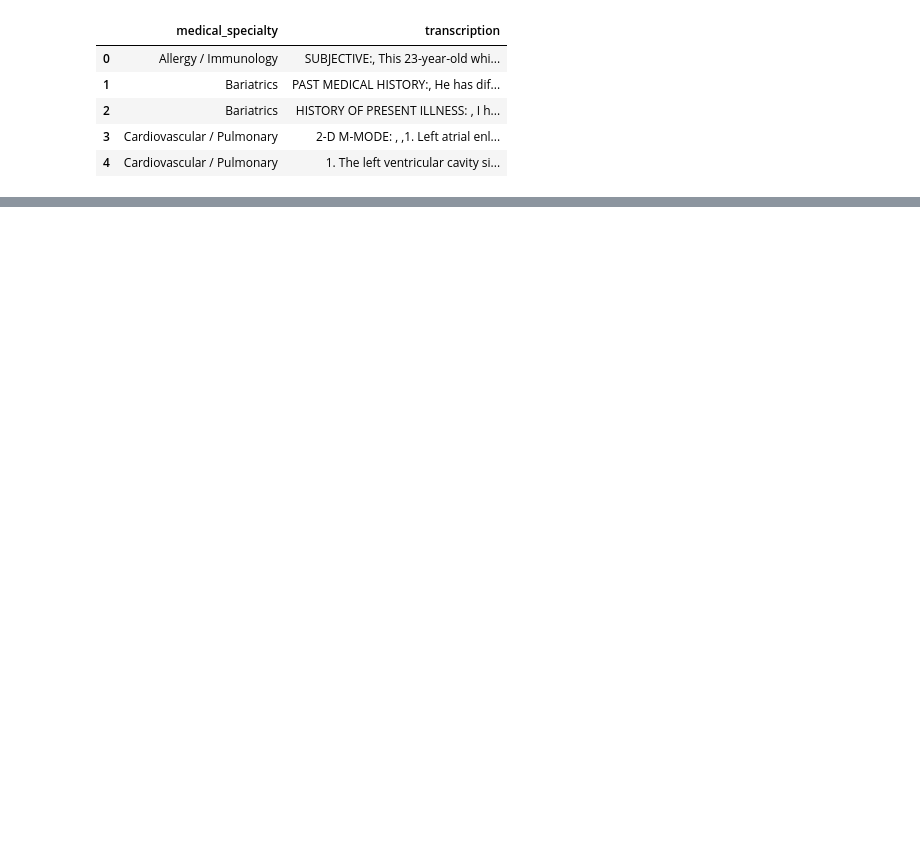
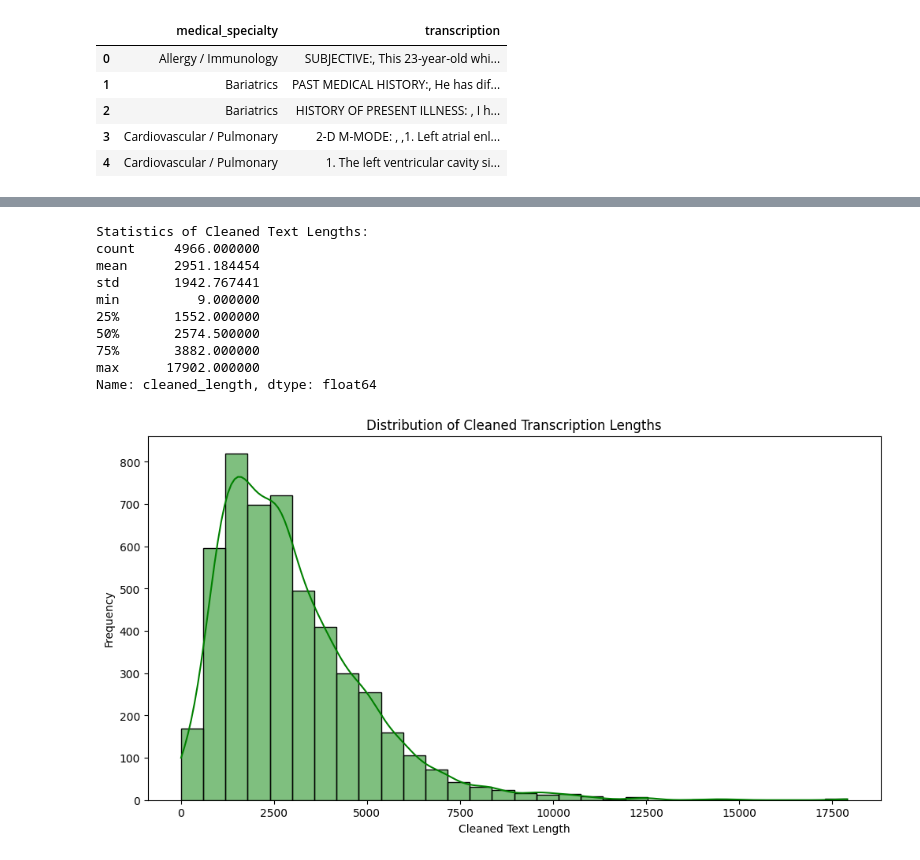
Before and after one commit to NourHabra/HealthCompass-AI, a Jupyter notebook: midterm.ipynb, the cells around one changed output, grey strips where cells are left out. Saved outputs shown, nothing was run; the diff lists cells and outputs as text; code cells hidden in the pictures; blank space fills up the shorter version.

```diff
--- a/midterm.ipynb
+++ b/midterm.ipynb
@@ -24,0 +145,20 @@ df.head()
+# %%
+import re
+
+# Function to clean text
+def clean_text(text):
+    # Convert to lowercase
+    text = text.lower()
+    # Remove punctuation and special characters, but keep dashes
+    text = re.sub(r'[^\w\s-]', '', text)
+    # # Remove numbers
+    # text = re.sub(r'\d+', '', text)
+    # Remove extra whitespace
+    text = text.strip()
+    return text
+# Apply the cleaning function
+df['cleaned_transcription'] = df['transcription'].apply(clean_text)
+
+# Display a few examples of cleaned text
+print("\nSample of Cleaned Transcriptions:")
+print(df[['transcription', 'cleaned_transcription']].head())
@@ -25 +180,30 @@ df.head()
+# %%
+# Check length of cleaned text
+df['cleaned_length'] = df['cleaned_transcription'].apply(len)
+
+print("\nStatistics of Cleaned Text Lengths:")
+print(df['cleaned_length'].describe())
+
+# Optional: Plot the distribution of cleaned text lengths
+import matplotlib.pyplot as plt
+import seaborn as sns
+
+plt.figure(figsize=(12, 6))
+sns.histplot(df['cleaned_length'], kde=True, bins=30, color='green')
+plt.title('Distribution of Cleaned Transcription Lengths')
+plt.xlabel('Cleaned Text Length')
+plt.ylabel('Frequency')
+plt.show()
+# %% [output]
+Statistics of Cleaned Text Lengths:
+count     4966.000000
+mean      2951.184454
+std       1942.767441
+min          9.000000
+25%       1552.000000
+50%       2574.500000
+75%       3882.000000
+max      17902.000000
+Name: cleaned_length, dtype: float64
+[figure, added]
 # %%
```
Also changed, not shown: parts of 19 cells of this notebook.
